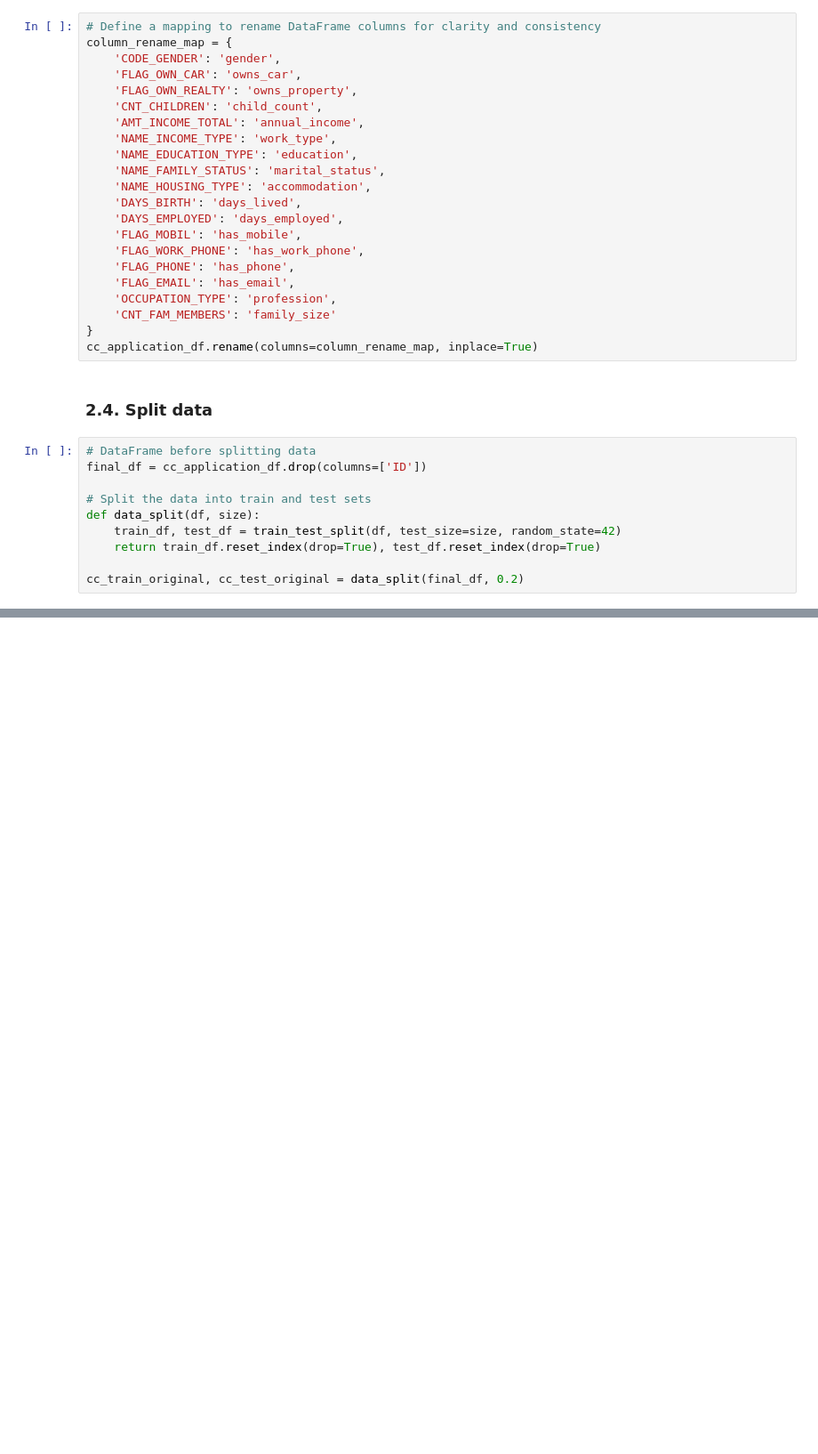
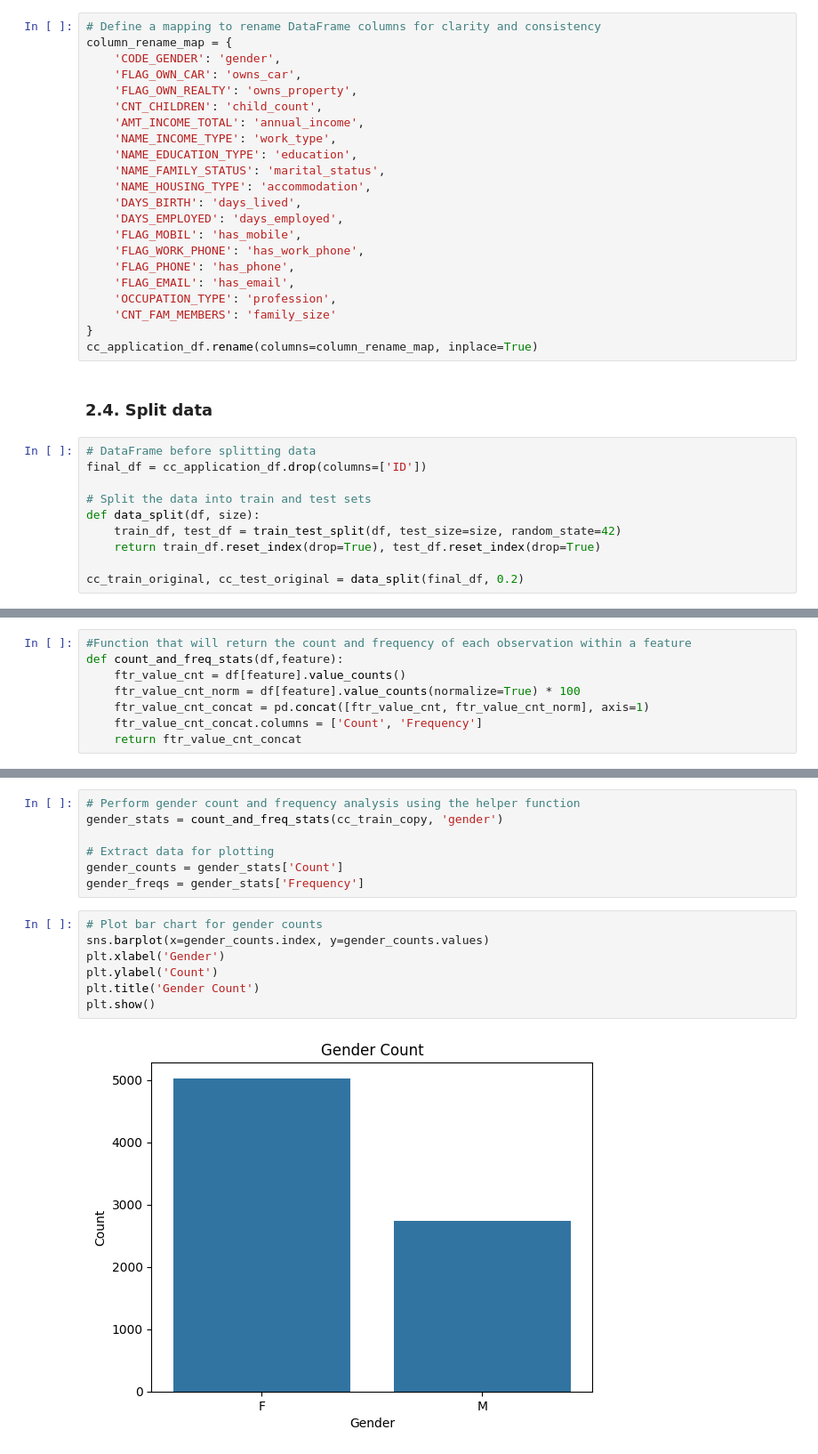
Before and after one commit to himaanssu/Credit_Card_Approval_Prediction, a Jupyter notebook: project.ipynb, the cells around one changed output, grey strips where cells are left out. Shown at 89% size. Cells and saved outputs as stored; diff of their text form; blank space fills up the shorter version.

```diff
--- a/project.ipynb
+++ b/project.ipynb
@@ -68,0 +88,8 @@ cc_train_original, cc_test_original = data_split(final_df, 0.2)
+# %%
+#Function that will return the count and frequency of each observation within a feature
+def count_and_freq_stats(df,feature):
+    ftr_value_cnt = df[feature].value_counts()
+    ftr_value_cnt_norm = df[feature].value_counts(normalize=True) * 100
+    ftr_value_cnt_concat = pd.concat([ftr_value_cnt, ftr_value_cnt_norm], axis=1)
+    ftr_value_cnt_concat.columns = ['Count', 'Frequency']
+    return ftr_value_cnt_concat
@@ -68,0 +106,16 @@ cc_train_original, cc_test_original = data_split(final_df, 0.2)
+# %%
+# Perform gender count and frequency analysis using the helper function
+gender_stats = count_and_freq_stats(cc_train_copy, 'gender')
+
+# Extract data for plotting
+gender_counts = gender_stats['Count']
+gender_freqs = gender_stats['Frequency']
+# %%
+# Plot bar chart for gender counts
+sns.barplot(x=gender_counts.index, y=gender_counts.values)
+plt.xlabel('Gender')
+plt.ylabel('Count')
+plt.title('Gender Count')
+plt.show()
+# %% [output]
+[figure, added]
```
Also changed, not shown: parts of 8 cells of this notebook.
